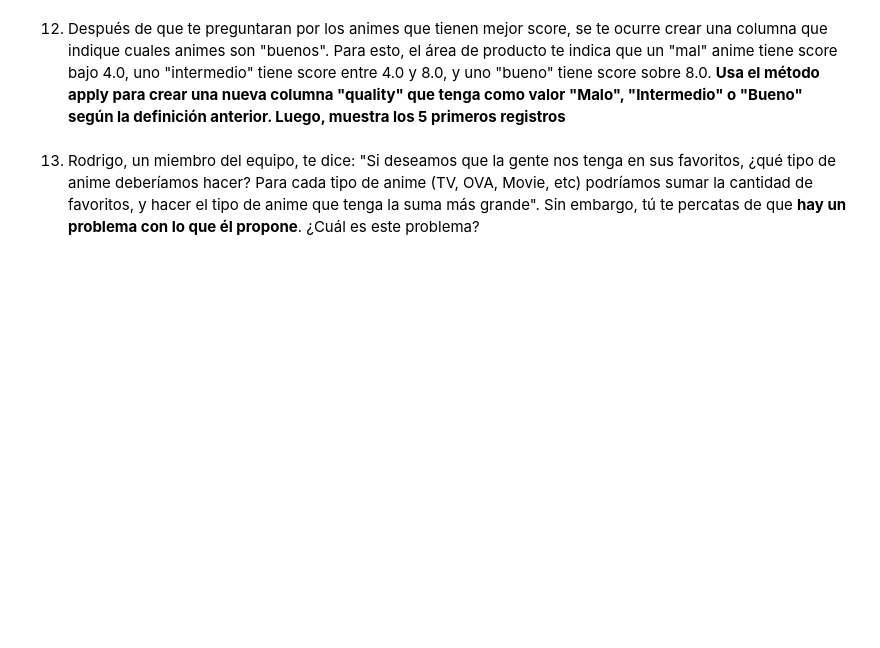
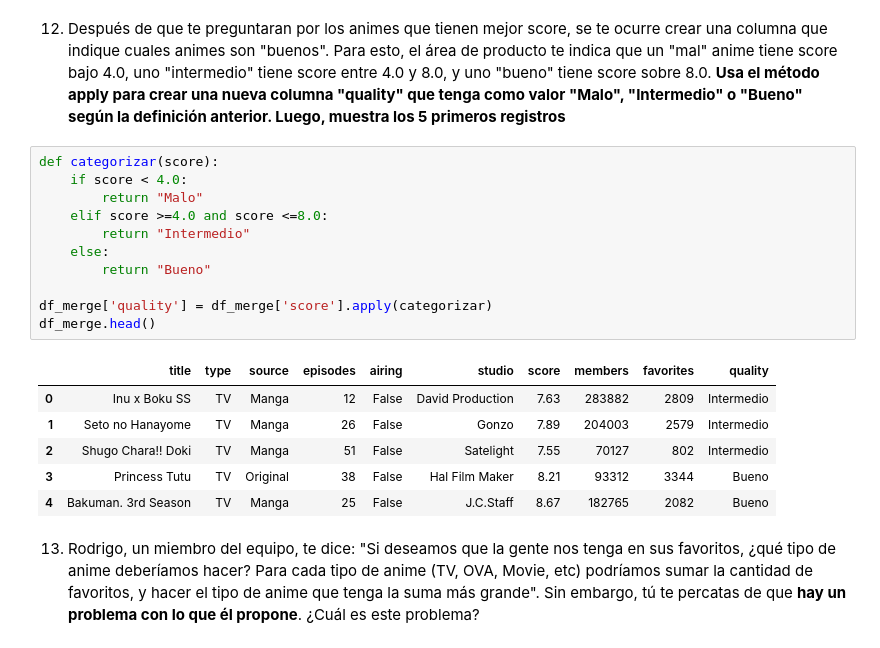
Before and after one commit to SebaSalasLvd/laboratorios-mineria, a Jupyter notebook: lab1/data/Laboratorio_1_2025.ipynb, the cells around one changed output. Saved outputs shown, nothing was run; the diff lists cells and outputs as text; blank space fills up the shorter version.

```diff
--- a/lab1/data/Laboratorio_1_2025.ipynb
+++ b/lab1/data/Laboratorio_1_2025.ipynb
@@ -270,6 +270,24 @@ D &amp; D Pictures    7.635000
 Name: score, dtype: float64
 # %% [markdown]
 12. Después de que te preguntaran por los animes que tienen mejor score, se te ocurre crear una columna que indique cuales animes son "buenos". Para esto, el área de producto te indica que un "mal" anime tiene score bajo 4.0, uno "intermedio" tiene score entre 4.0 y 8.0, y uno "bueno" tiene score sobre 8.0. **Usa el método apply para crear una nueva columna "quality" que tenga como valor "Malo", "Intermedio" o "Bueno" según la definición anterior. Luego, muestra los 5 primeros registros**
+# %%
+def categorizar(score):
+    if score < 4.0:
+        return "Malo"
+    elif score >=4.0 and score <=8.0:
+        return "Intermedio"
+    else:
+        return "Bueno"
+
+df_merge['quality'] = df_merge['score'].apply(categorizar)
+df_merge.head()
+# %% [output]
+|  | title | type | source | episodes | airing | studio | score | members | favorites | quality |
+| 0 | Inu x Boku SS | TV | Manga | 12 | False | David Production | 7.63 | 283882 | 2809 | Intermedio |
+| 1 | Seto no Hanayome | TV | Manga | 26 | False | Gonzo | 7.89 | 204003 | 2579 | Intermedio |
+| 2 | Shugo Chara!! Doki | TV | Manga | 51 | False | Satelight | 7.55 | 70127 | 802 | Intermedio |
+| 3 | Princess Tutu | TV | Original | 38 | False | Hal Film Maker | 8.21 | 93312 | 3344 | Bueno |
+| 4 | Bakuman. 3rd Season | TV | Manga | 25 | False | J.C.Staff | 8.67 | 182765 | 2082 | Bueno |
 # %% [markdown]
 13. Rodrigo, un miembro del equipo, te dice: "Si deseamos que la gente nos tenga en sus favoritos, ¿qué tipo de anime deberíamos hacer? Para cada tipo de anime (TV, OVA, Movie, etc) podríamos sumar la cantidad de favoritos, y hacer el tipo de anime que tenga la suma más grande". Sin embargo, tú te percatas de que **hay un problema con lo que él propone**. ¿Cuál es este problema?
 # %% [markdown]
```
